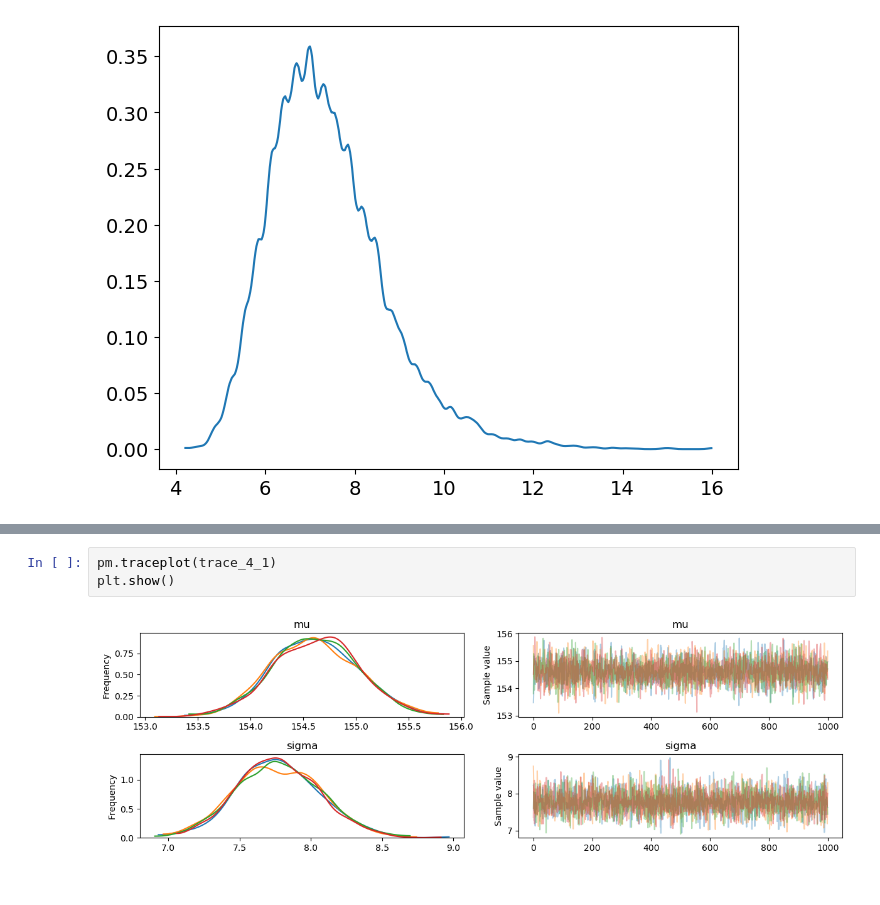
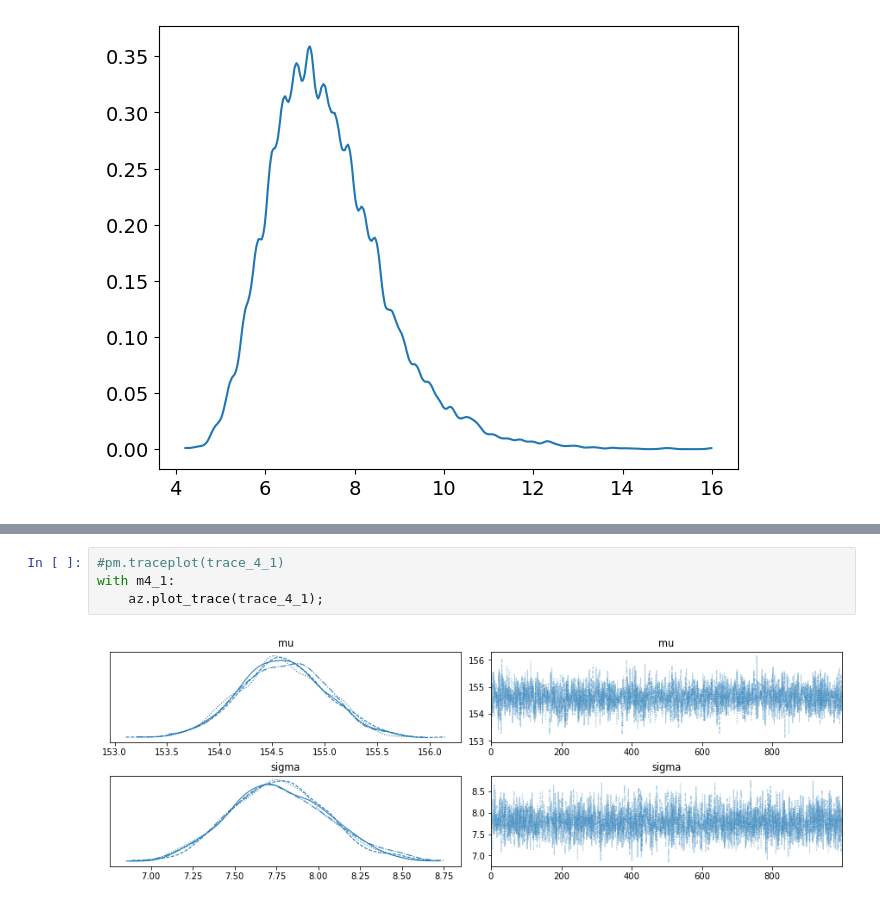
Before and after one commit to SamGijsen/StatisticalRethinking_PyMC, a Jupyter notebook: Chapter 4.ipynb, the cells around one changed output, grey strips where cells are left out. Cells and saved outputs as stored; diff of their text form.

```diff
--- a/Chapter 4.ipynb
+++ b/Chapter 4.ipynb
@@ -208,6 +213,7 @@ NUTS: [sigma, mu]
 # %%
-pm.traceplot(trace_4_1)
-plt.show()
+#pm.traceplot(trace_4_1)
+with m4_1:
+    az.plot_trace(trace_4_1);
 # %% [output]
-[figure, old version]
+[figure, new version]
 # %%
```
Also changed, not shown: parts of 22 cells of this notebook, 1 other file.
